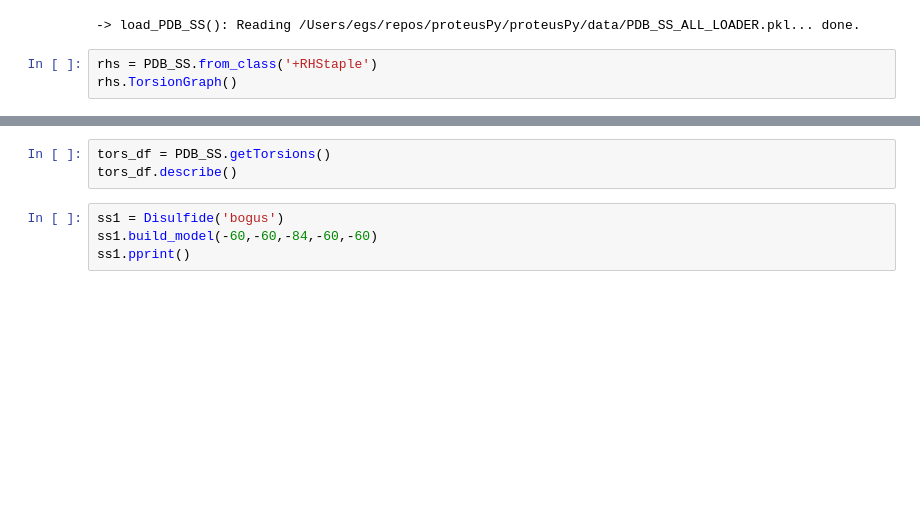
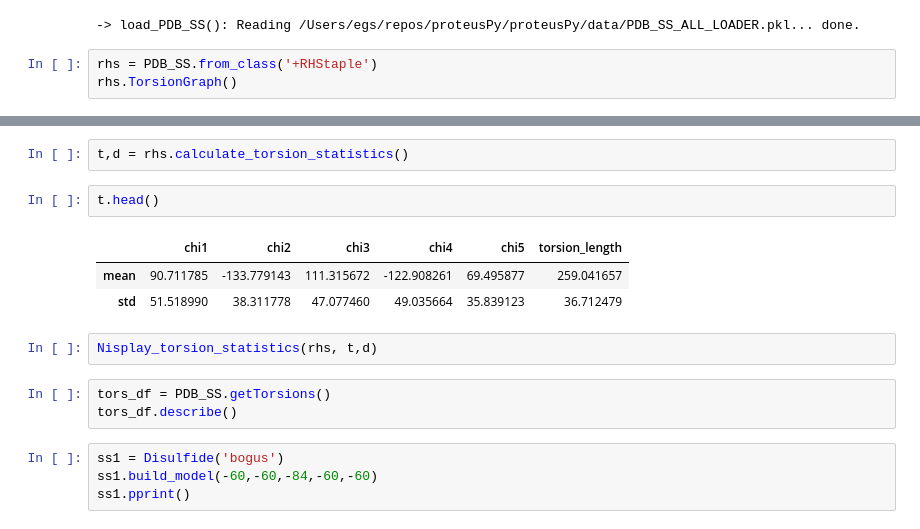
Before and after one commit to suchanek/proteusPy, a Jupyter notebook: notebooks/DisulfidePlayground.ipynb, the cells around one changed output, grey strips where cells are left out. Cells and saved outputs as stored; diff of their text form; blank space fills up the shorter version.

Commit message:
Display_torsion_statistics done.

```diff
--- a/notebooks/DisulfidePlayground.ipynb
+++ b/notebooks/DisulfidePlayground.ipynb
@@ -40,3 +113,13 @@ rhh_pm.TorsionGraph()
+# %%
+t,d = rhs.calculate_torsion_statistics()
+# %%
+t.head()
+# %% [output]
+|  | chi1 | chi2 | chi3 | chi4 | chi5 | torsion_length |
+| mean | 90.711785 | -133.779143 | 111.315672 | -122.908261 | 69.495877 | 259.041657 |
+| std | 51.518990 | 38.311778 | 47.077460 | 49.035664 | 35.839123 | 36.712479 |
+# %%
+Nisplay_torsion_statistics(rhs, t,d)
 # %%
 tors_df = PDB_SS.getTorsions()
 tors_df.describe()
```
Also changed, not shown: parts of 2 cells of this notebook, 5 other files.
